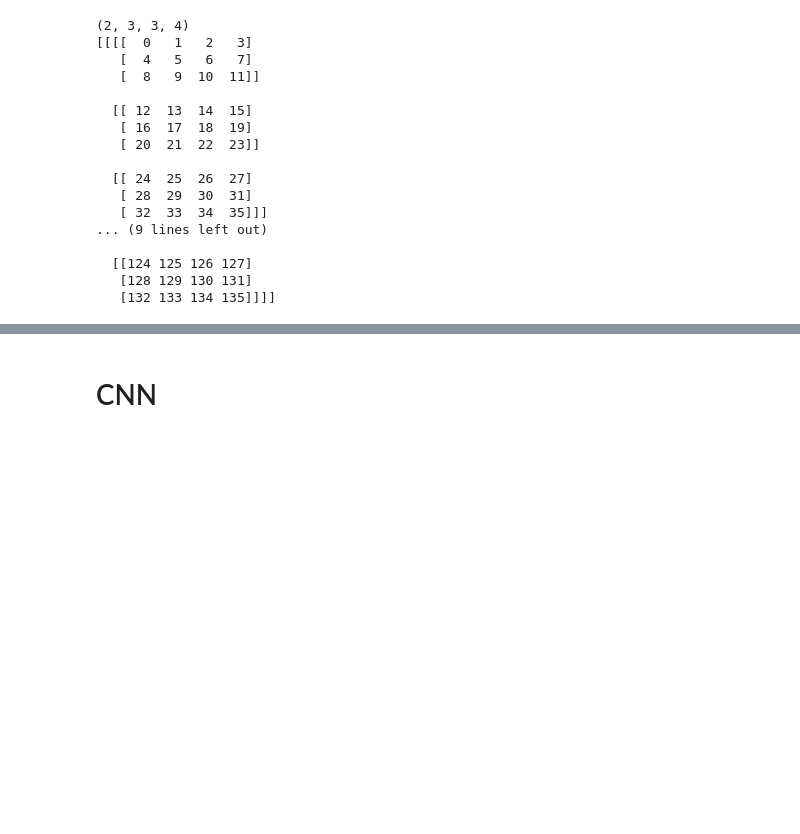
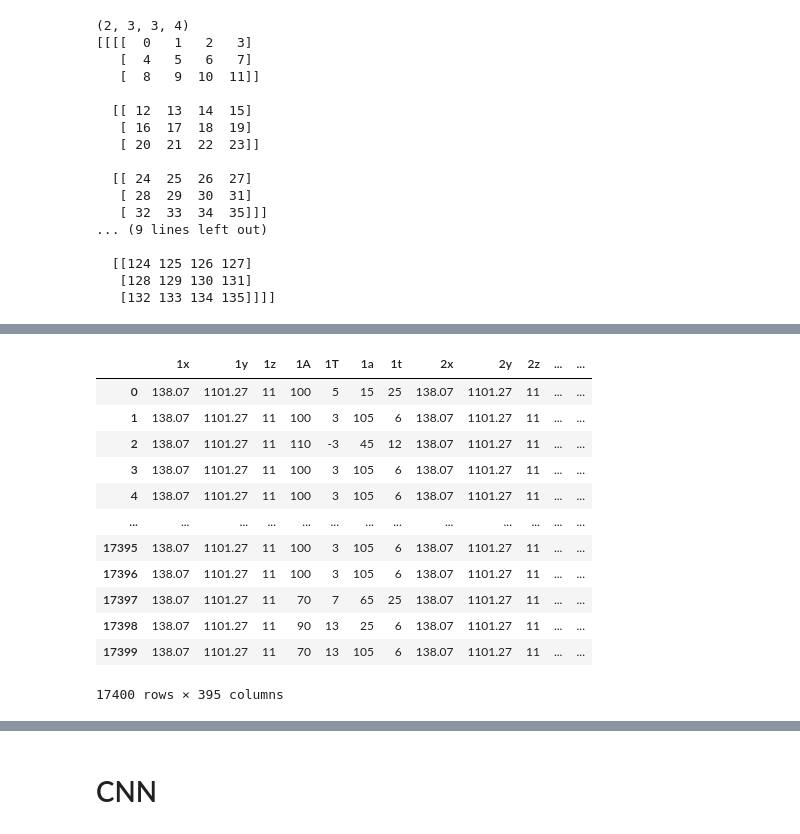
Before and after one commit to MiguelMussi/Multi-Parameter_Wireless_Network, a Jupyter notebook: CNN.ipynb, the cells around one changed output, grey strips where cells are left out. Cells and saved outputs as stored; diff of their text form; code cells hidden in the pictures; blank space fills up the shorter version.

```diff
--- a/CNN.ipynb
+++ b/CNN.ipynb
@@ -478,0 +602,36 @@ print(dataset)
+# %%
+def renombrar_columnas(df):
+    new_col_names = []
+    suffixes = ['x', 'y', 'z', 'A', 'T', 'a', 't']
+
+    # Calcular el número de ciclos necesarios
+    num_cycles = len(df.columns) - 3  # Excluyendo las 3 últimas columnas con nombres específicos
+    num_cycles = num_cycles // len(suffixes)
+
+    # Iterar sobre el rango de 1 hasta el número de ciclos + 1
+    for i in range(1, num_cycles + 1):
+        new_col_names.extend([f'{i}{suffix}' for suffix in suffixes])
+
+    # Añadir los nombres de las últimas tres columnas
+    new_col_names.extend(['R1', 'R2', 'R3'])
+
+    df.columns = new_col_names
+    return df
+# %%
+df_xyz = renombrar_columnas(df_xyz)
+# %%
+df_xyz
+# %% [output]
+|  | 1x | 1y | 1z | 1A | 1T | 1a | 1t | 2x | 2y | 2z | ... | ... |
+| 0 | 138.07 | 1101.27 | 11 | 100 | 5 | 15 | 25 | 138.07 | 1101.27 | 11 | ... | ... |
+| 1 | 138.07 | 1101.27 | 11 | 100 | 3 | 105 | 6 | 138.07 | 1101.27 | 11 | ... | ... |
+| 2 | 138.07 | 1101.27 | 11 | 110 | -3 | 45 | 12 | 138.07 | 1101.27 | 11 | ... | ... |
+| 3 | 138.07 | 1101.27 | 11 | 100 | 3 | 105 | 6 | 138.07 | 1101.27 | 11 | ... | ... |
+| 4 | 138.07 | 1101.27 | 11 | 100 | 3 | 105 | 6 | 138.07 | 1101.27 | 11 | ... | ... |
+| ... | ... | ... | ... | ... | ... | ... | ... | ... | ... | ... | ... | ... |
+| 17395 | 138.07 | 1101.27 | 11 | 100 | 3 | 105 | 6 | 138.07 | 1101.27 | 11 | ... | ... |
+| 17396 | 138.07 | 1101.27 | 11 | 100 | 3 | 105 | 6 | 138.07 | 1101.27 | 11 | ... | ... |
+| 17397 | 138.07 | 1101.27 | 11 | 70 | 7 | 65 | 25 | 138.07 | 1101.27 | 11 | ... | ... |
+| 17398 | 138.07 | 1101.27 | 11 | 90 | 13 | 25 | 6 | 138.07 | 1101.27 | 11 | ... | ... |
+| 17399 | 138.07 | 1101.27 | 11 | 70 | 13 | 105 | 6 | 138.07 | 1101.27 | 11 | ... | ... |
+17400 rows × 395 columns
```
Also changed, not shown: parts of 27 cells of this notebook.
